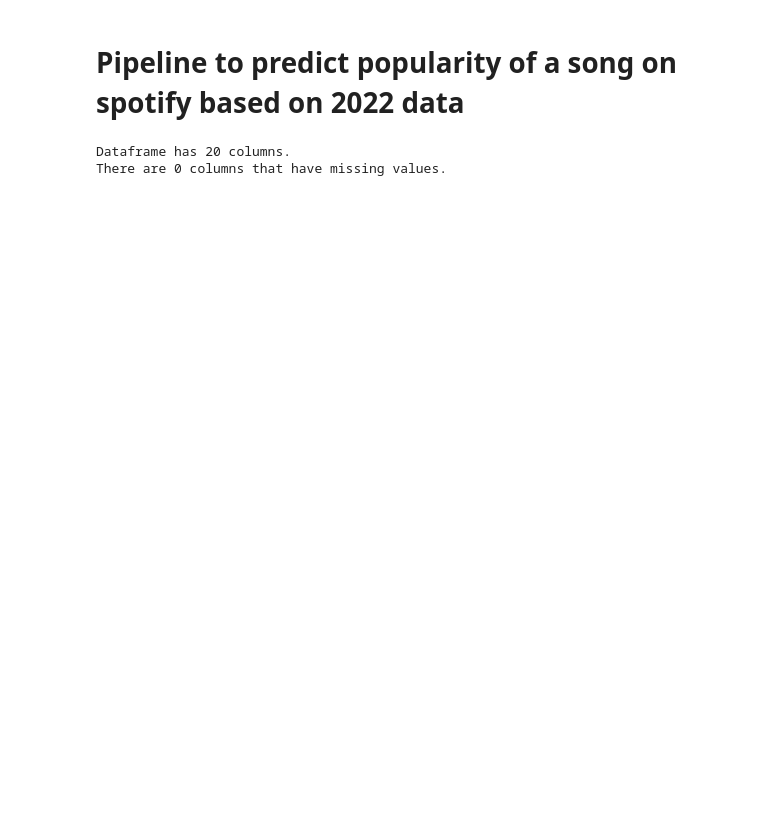
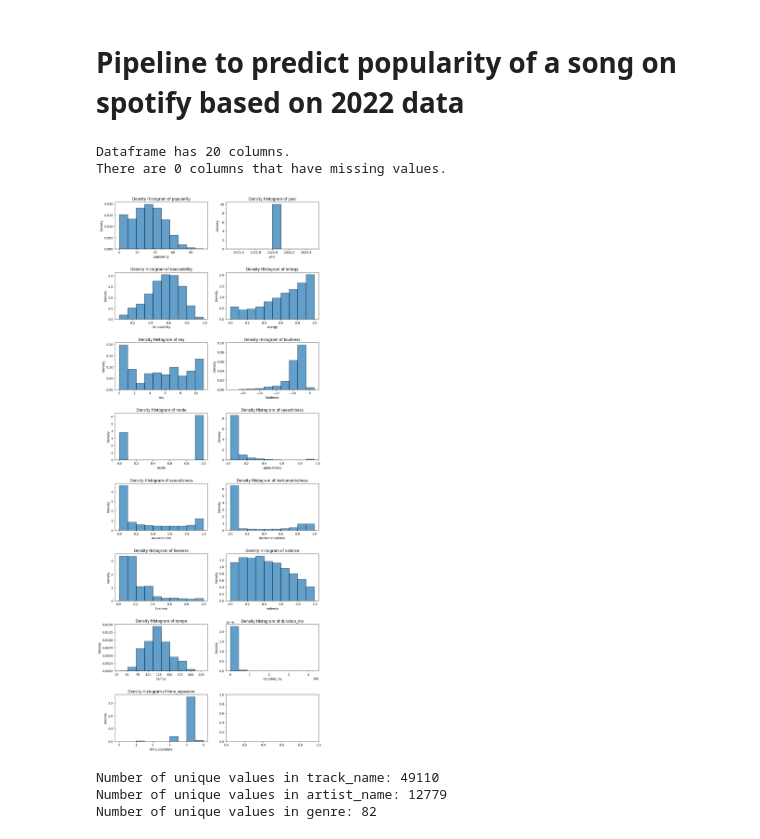
Before and after one commit to arimiche/Spotify_library, a Jupyter notebook: pipeline.ipynb, the cells around one changed output. Drawn from its saved outputs; the diff is of its cells as text; code cells hidden in the pictures; blank space fills up the shorter version.

Commit message:
addded code to hist and count unique values

```diff
--- a/pipeline.ipynb
+++ b/pipeline.ipynb
@@ -20,6 +21,22 @@ There are 0 columns that have missing values.
 # %%
 # drop unnecessary columns: track_id and Unnamed: 0
 df = drop(data = df, columns_to_drop=['track_id', 'Unnamed: 0']).drop_columns()
+# %%
+# plot histogram for numerical variables
+columns = ['popularity', 'year', 'danceability', 'energy', 'key', 'loudness', 'mode',
+           'speechiness', 'acousticness', 'instrumentalness', 'liveness',
+           'valence', 'tempo', 'duration_ms', 'time_signature']
+hist = hist(df, columns, bins=10, plots_per_row=2).plot_distribution()
+# %% [output]
+[figure, added]
+# %%
+# Calculate unique counts for the specified columns
+columns = ['track_name', 'artist_name', 'genre']
+count = unique_count(df, columns).calculate_unique_counts()
+# %% [output]
+Number of unique values in track_name: 49110
+Number of unique values in artist_name: 12779
+Number of unique values in genre: 82
 # %%
 # transform column duration_ms to a column where the duration is in minutes
 df = transform_columns(df, 'duration_ms').transform_ms_to_minutes()
```
Also changed, not shown: parts of 1 cell of this notebook.
